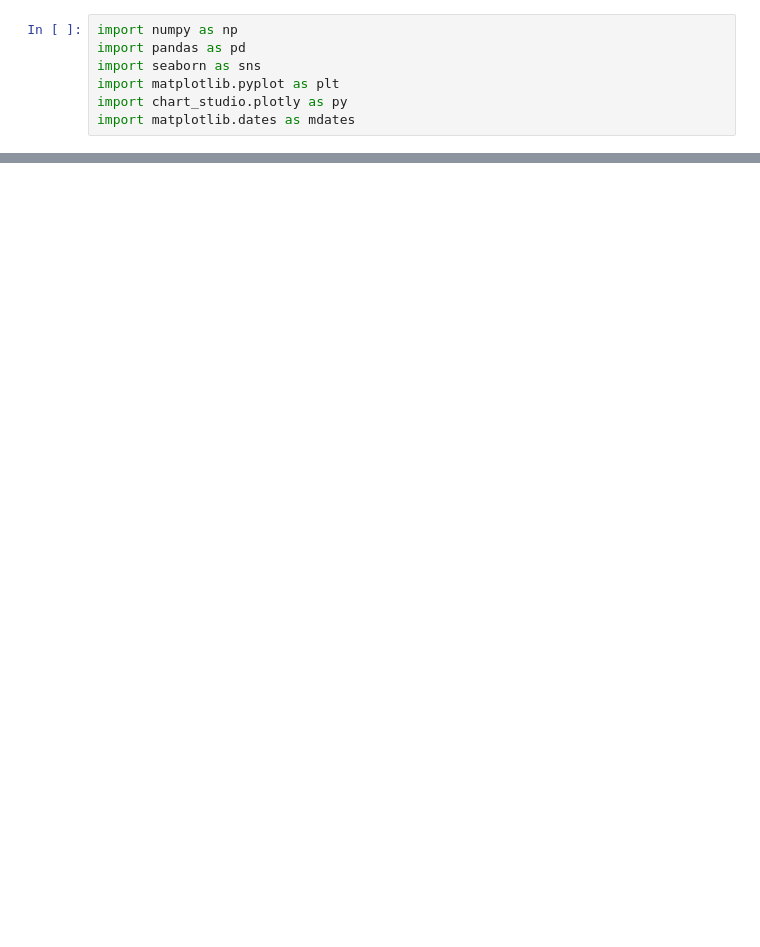
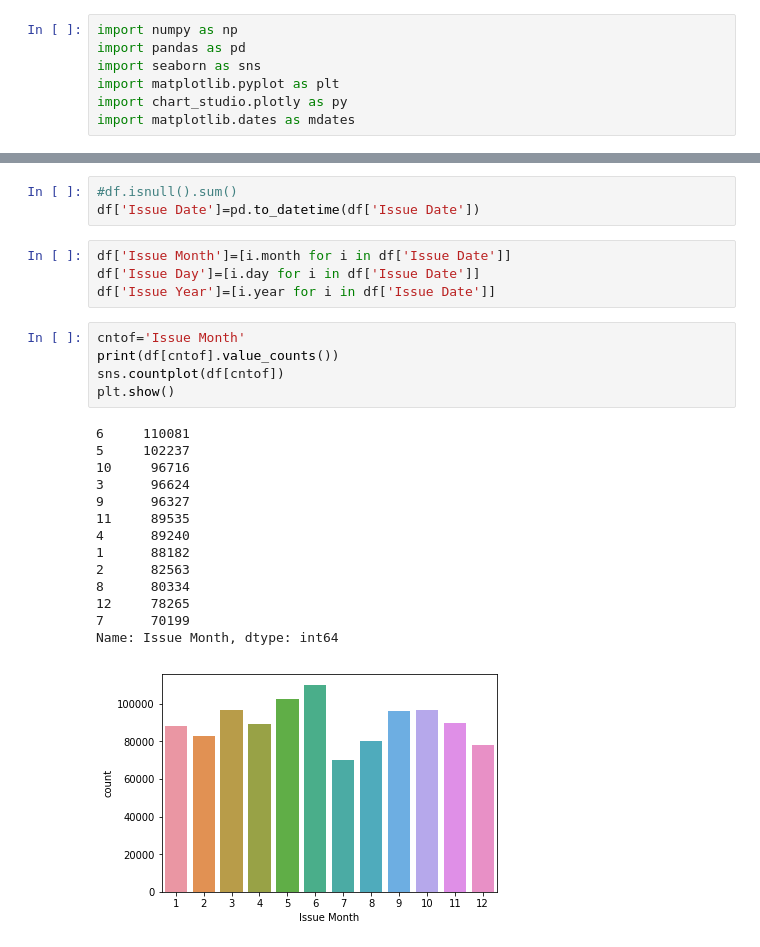
Before and after one commit to r-i-c-h-a/PredUrTick, a Jupyter notebook: EDA - 1.ipynb, the cells around one changed output, grey strips where cells are left out. Cells and saved outputs as stored; diff of their text form; blank space fills up the shorter version.

```diff
--- a/EDA - 1.ipynb
+++ b/EDA - 1.ipynb
@@ -88,0 +63,27 @@ ModuleNotFoundError: No module named 'pyspark'
+# %%
+#df.isnull().sum()
+df['Issue Date']=pd.to_datetime(df['Issue Date'])
+# %%
+df['Issue Month']=[i.month for i in df['Issue Date']]
+df['Issue Day']=[i.day for i in df['Issue Date']]
+df['Issue Year']=[i.year for i in df['Issue Date']]
+# %%
+cntof='Issue Month'
+print(df[cntof].value_counts())
+sns.countplot(df[cntof])
+plt.show()
+# %% [output]
+6     110081
+5     102237
+10     96716
+3      96624
+9      96327
+11     89535
+4      89240
+1      88182
+2      82563
+8      80334
+12     78265
+7      70199
+Name: Issue Month, dtype: int64
+[figure, added]
```
Also changed, not shown: parts of 9 cells of this notebook.
